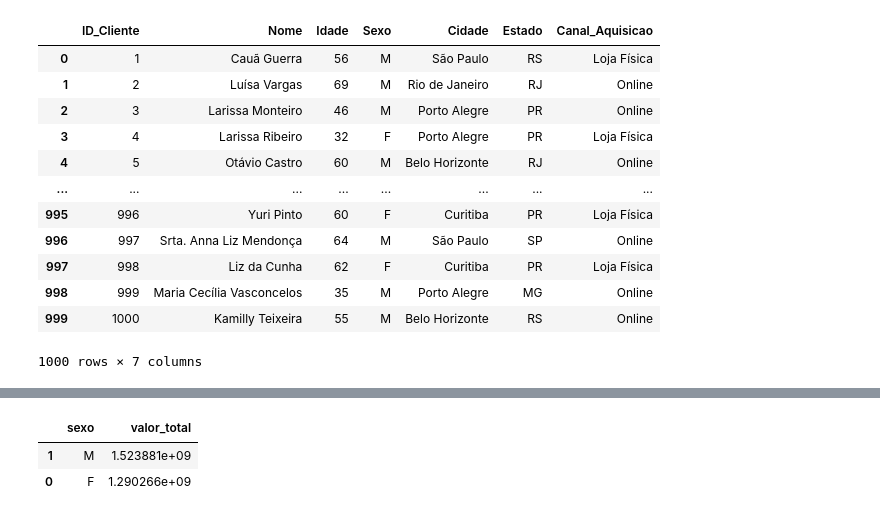
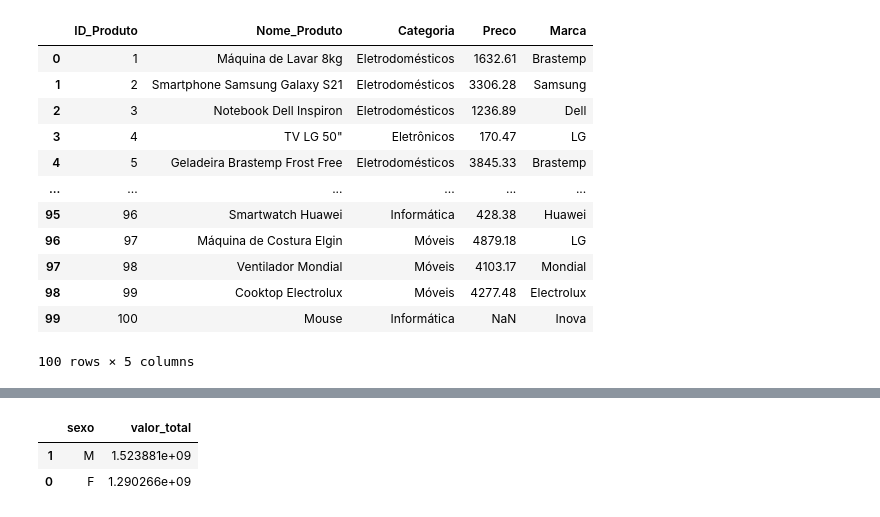
Before and after one commit to MatheusVieira12/Projeto_Nara, a Jupyter notebook: Tabelas.ipynb, the cells around one changed output, grey strips where cells are left out. Cells and saved outputs as stored; diff of their text form; code cells hidden in the pictures.

```diff
--- a/Tabelas.ipynb
+++ b/Tabelas.ipynb
@@ -14,0 +35,23 @@ vendas3 = pd.read_csv('venda 3.csv' )
+# %%
+produtos_completo.set_index('ID_Produto', inplace=True)
+sem_marca.set_index('ID_Produto', inplace=True)
+
+tabela_join = produtos_completo.join(sem_marca, how='left', rsuffix='_corrigido')
+tabela_join['Marca'] = tabela_join['Marca'].fillna(tabela_join['Marca_corrigido'])
+tabela_join.drop(columns=['Marca_corrigido'], inplace=True)
+produtos_completo = tabela_join.reset_index()
+produtos_completo
+# %% [output]
+|  | ID_Produto | Nome_Produto | Categoria | Preco | Marca |
+| 0 | 1 | Máquina de Lavar 8kg | Eletrodomésticos | 1632.61 | Brastemp |
+| 1 | 2 | Smartphone Samsung Galaxy S21 | Eletrodomésticos | 3306.28 | Samsung |
+| 2 | 3 | Notebook Dell Inspiron | Eletrodomésticos | 1236.89 | Dell |
+| 3 | 4 | TV LG 50" | Eletrônicos | 170.47 | LG |
+| 4 | 5 | Geladeira Brastemp Frost Free | Eletrodomésticos | 3845.33 | Brastemp |
+| ... | ... | ... | ... | ... | ... |
+| 95 | 96 | Smartwatch Huawei | Informática | 428.38 | Huawei |
+| 96 | 97 | Máquina de Costura Elgin | Móveis | 4879.18 | LG |
+| 97 | 98 | Ventilador Mondial | Móveis | 4103.17 | Mondial |
+| 98 | 99 | Cooktop Electrolux | Móveis | 4277.48 | Electrolux |
+| 99 | 100 | Mouse | Informática | NaN | Inova |
+100 rows × 5 columns
@@ -15,21 +60,5 @@ vendas3 = pd.read_csv('venda 3.csv' )
 # %%
 df_vendas = pd.concat([vendas, vendas1, vendas2, vendas3], ignore_index=True)
-# %%
-df_clientes
-# %% [output]
-|  | ID_Cliente | Nome | Idade | Sexo | Cidade | Estado | Canal_Aquisicao |
-| 0 | 1 | Cauã Guerra | 56 | M | São Paulo | RS | Loja Física |
-| 1 | 2 | Luísa Vargas | 69 | M | Rio de Janeiro | RJ | Online |
-| 2 | 3 | Larissa Monteiro | 46 | M | Porto Alegre | PR | Online |
-| 3 | 4 | Larissa Ribeiro | 32 | F | Porto Alegre | PR | Loja Física |
-| 4 | 5 | Otávio Castro | 60 | M | Belo Horizonte | RJ | Online |
-| ... | ... | ... | ... | ... | ... | ... | ... |
-| 995 | 996 | Yuri Pinto | 60 | F | Curitiba | PR | Loja Física |
-| 996 | 997 | Srta. Anna Liz Mendonça | 64 | M | São Paulo | SP | Online |
-| 997 | 998 | Liz da Cunha | 62 | F | Curitiba | PR | Loja Física |
-| 998 | 999 | Maria Cecília Vasconcelos | 35 | M | Porto Alegre | MG | Online |
-| 999 | 1000 | Kamilly Teixeira | 55 | M | Belo Horizonte | RS | Online |
-1000 rows × 7 columns
 # %%
 df_clientes.columns = df_clientes.columns.str.strip().str.lower()
 df_vendas.columns = df_vendas.columns.str.strip().str.lower()
```
Also changed, not shown: parts of 15 cells of this notebook, 4 other files.
